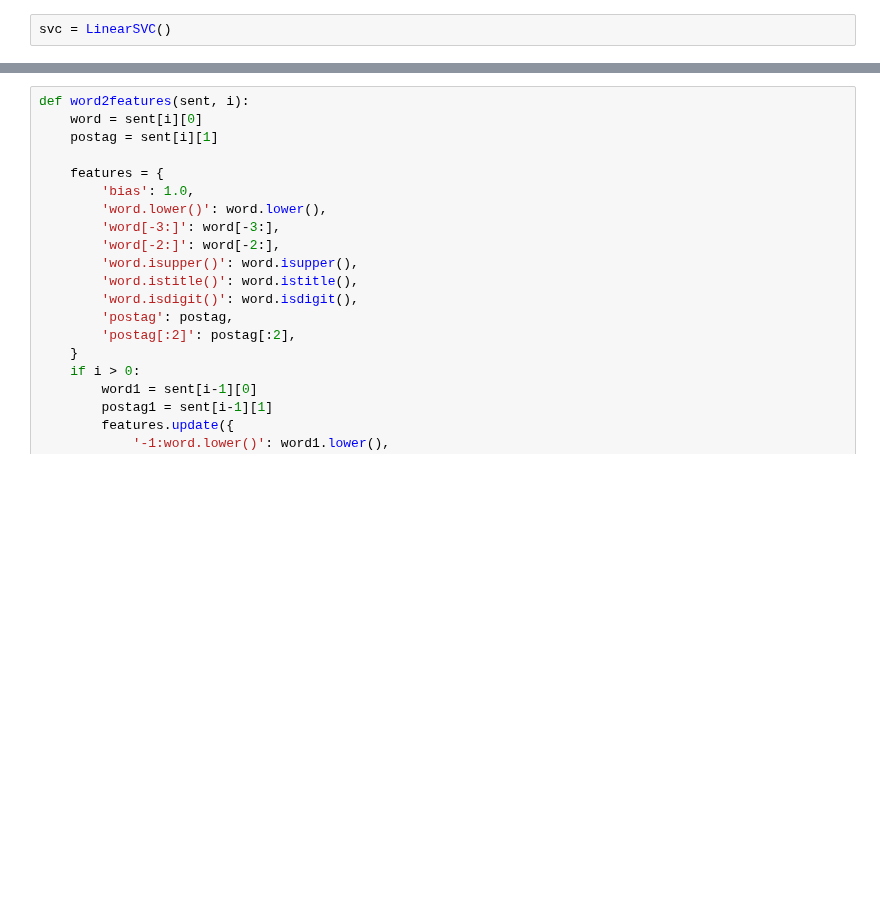
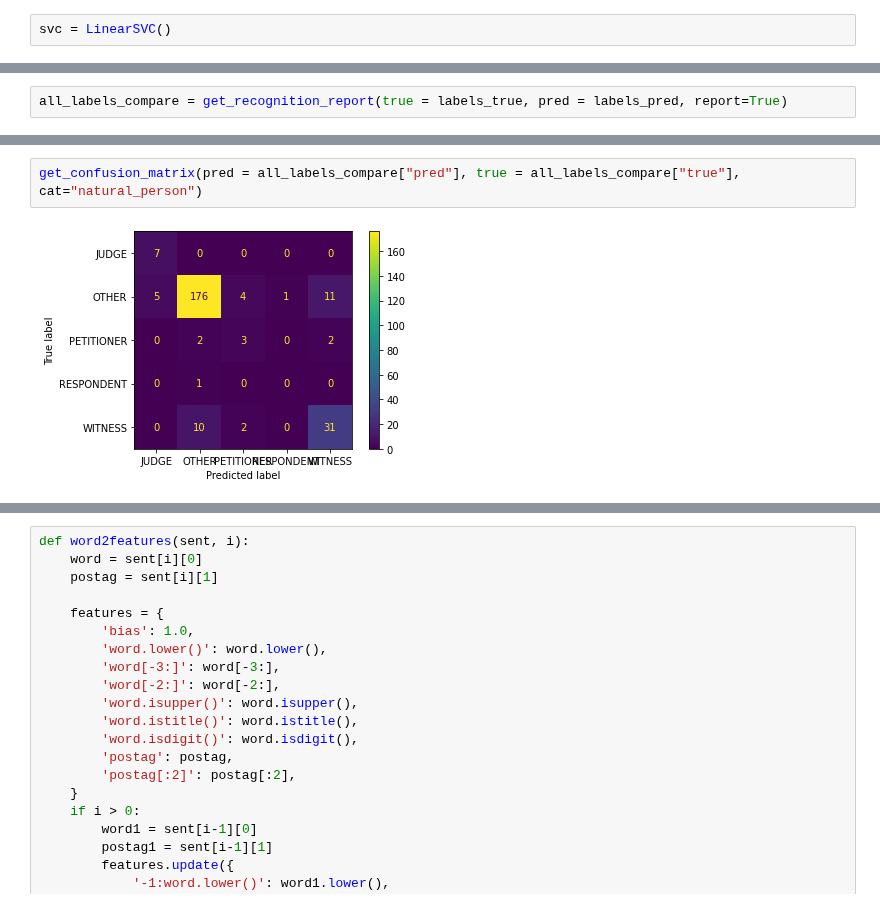
Before and after one commit to cometbridge1998/LegalNER_GdCL_III_Projekt, a Jupyter notebook: LegalNER/Model_Selection.ipynb, the cells around one changed output, grey strips where cells are left out. Saved outputs shown, nothing was run; the diff lists cells and outputs as text; blank space fills up the shorter version.

```diff
--- a/LegalNER/Model_Selection.ipynb
+++ b/LegalNER/Model_Selection.ipynb
@@ -101,0 +271,2 @@ svc_gs.cv_results_
+# %%
+all_labels_compare = get_recognition_report(true = labels_true, pred = labels_pred, report=True)
@@ -101,0 +293,4 @@ svc_gs.cv_results_
+# %%
+get_confusion_matrix(pred = all_labels_compare["pred"], true = all_labels_compare["true"], cat="natural_person")
+# %% [output]
+[figure, added]
```
Also changed, not shown: parts of 57 cells of this notebook.
